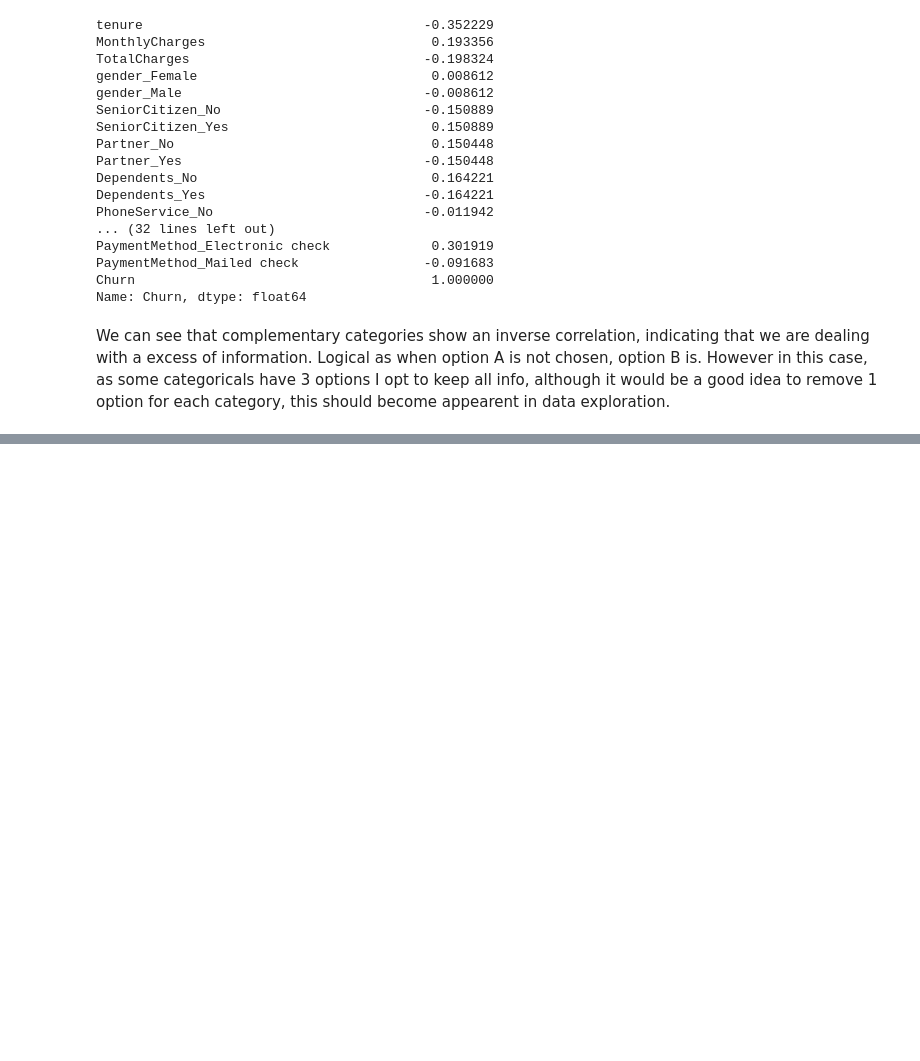
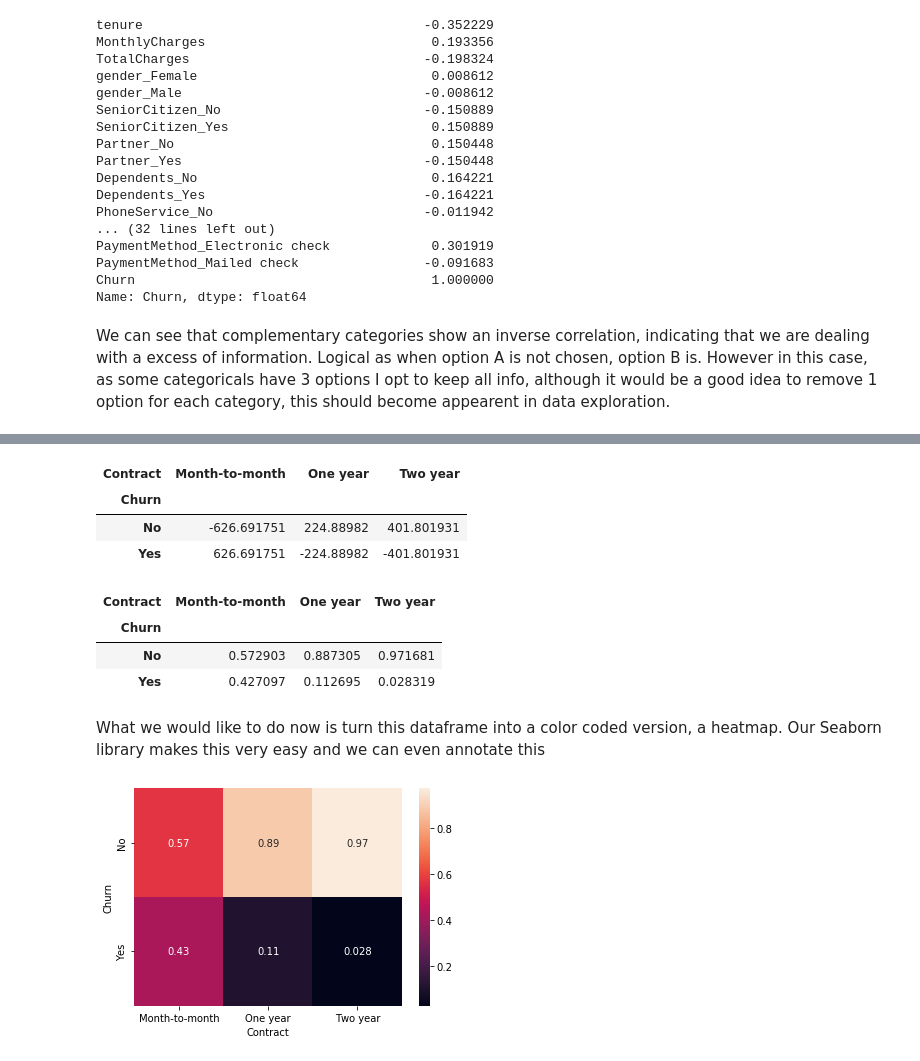
Before and after one commit to LorenzF/data-science-practical-approach, a Jupyter notebook: src/_build/jupyter_execute/c7_case_studies/Churn.ipynb, the cells around one changed output, grey strips where cells are left out. Saved outputs shown, nothing was run; the diff lists cells and outputs as text; code cells hidden in the pictures; blank space fills up the shorter version.

```diff
--- a/src/_build/jupyter_execute/c7_case_studies/Churn.ipynb
+++ b/src/_build/jupyter_execute/c7_case_studies/Churn.ipynb
@@ -337,0 +714,20 @@ However in this case, as some categoricals have 3 options I opt to keep all info
+# %%
+chi2_results['Contract']['diff']
+# %% [output]
+| Contract | Month-to-month | One year | Two year |
+| Churn |  |  |  |
+| No | -626.691751 | 224.88982 | 401.801931 |
+| Yes | 626.691751 | -224.88982 | -401.801931 |
+# %%
+mean_matrix('Contract')
+# %% [output]
+| Contract | Month-to-month | One year | Two year |
+| Churn |  |  |  |
+| No | 0.572903 | 0.887305 | 0.971681 |
+| Yes | 0.427097 | 0.112695 | 0.028319 |
+# %% [markdown]
+What we would like to do now is turn this dataframe into a color coded version, a heatmap. Our Seaborn library makes this very easy and we can even annotate this
+# %%
+ax = sns.heatmap(mean_matrix('Contract'), annot=True)
+# %% [output]
+[figure, added]
```
Also changed, not shown: parts of 125 cells of this notebook, 48 other files.
